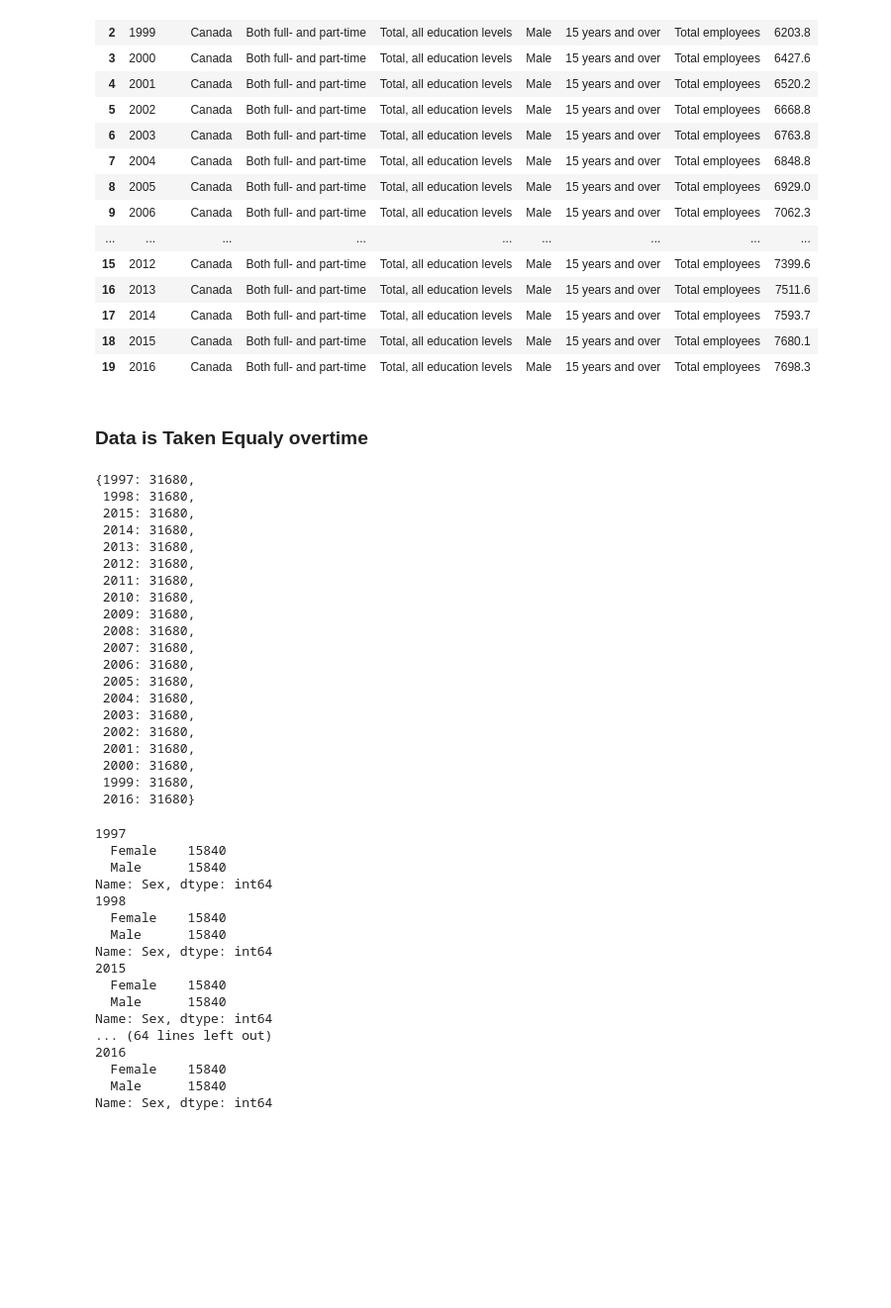
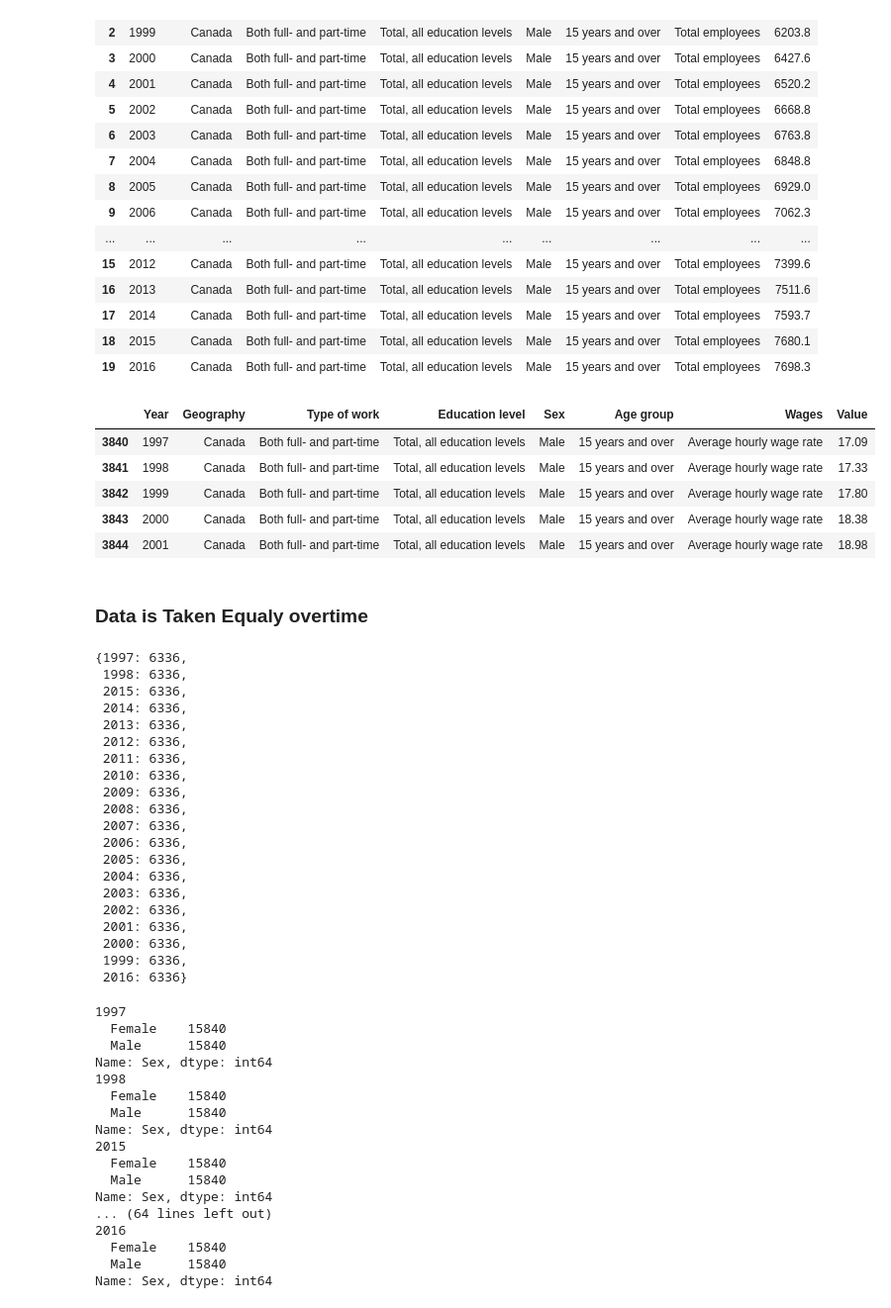
Before and after one commit to cuatro444/Canadian-Wages-Hackathon, a Jupyter notebook: EDA_RodrigoBotello.ipynb, the cells around one changed output. Shown: that part at 99% size. Saved outputs shown, nothing was run; the diff lists cells and outputs as text; code cells hidden in the pictures; blank space fills up the shorter version.

```diff
--- a/EDA_RodrigoBotello.ipynb
+++ b/EDA_RodrigoBotello.ipynb
@@ -24,6 +24,16 @@ data.head(20)
 | 17 | 2014 | Canada | Both full- and part-time | Total, all education levels | Male | 15 years and over | Total employees | 7593.7 |
 | 18 | 2015 | Canada | Both full- and part-time | Total, all education levels | Male | 15 years and over | Total employees | 7680.1 |
 | 19 | 2016 | Canada | Both full- and part-time | Total, all education levels | Male | 15 years and over | Total employees | 7698.3 |
+# %%
+data = data[data['Wages'] == 'Average hourly wage rate']
+data.head()
+# %% [output]
+|  | Year | Geography | Type of work | Education level | Sex | Age group | Wages | Value |
+| 3840 | 1997 | Canada | Both full- and part-time | Total, all education levels | Male | 15 years and over | Average hourly wage rate | 17.09 |
+| 3841 | 1998 | Canada | Both full- and part-time | Total, all education levels | Male | 15 years and over | Average hourly wage rate | 17.33 |
+| 3842 | 1999 | Canada | Both full- and part-time | Total, all education levels | Male | 15 years and over | Average hourly wage rate | 17.80 |
+| 3843 | 2000 | Canada | Both full- and part-time | Total, all education levels | Male | 15 years and over | Average hourly wage rate | 18.38 |
+| 3844 | 2001 | Canada | Both full- and part-time | Total, all education levels | Male | 15 years and over | Average hourly wage rate | 18.98 |
 # %% [markdown]
 ### Data is Taken Equaly overtime
 # %%
@@ -31,26 +41,26 @@ data.head(20)
 year_counts = dict(data['Year'].value_counts())
 year_counts
 # %% [output]
-{1997: 31680,
- 1998: 31680,
- 2015: 31680,
- 2014: 31680,
- 2013: 31680,
- 2012: 31680,
- 2011: 31680,
- 2010: 31680,
- 2009: 31680,
- 2008: 31680,
- 2007: 31680,
- 2006: 31680,
- 2005: 31680,
- 2004: 31680,
- 2003: 31680,
- 2002: 31680,
- 2001: 31680,
- 2000: 31680,
- 1999: 31680,
- 2016: 31680}
+{1997: 6336,
+ 1998: 6336,
+ 2015: 6336,
+ 2014: 6336,
+ 2013: 6336,
+ 2012: 6336,
+ 2011: 6336,
+ 2010: 6336,
+ 2009: 6336,
+ 2008: 6336,
+ 2007: 6336,
+ 2006: 6336,
+ 2005: 6336,
+ 2004: 6336,
+ 2003: 6336,
+ 2002: 6336,
+ 2001: 6336,
+ 2000: 6336,
+ 1999: 6336,
+ 2016: 6336}
 # %%
 # Do more males/females live in certain areas? Huge no
 for year in year_counts.keys():
```
Also changed, not shown: parts of 2 cells of this notebook, 2 other files.
